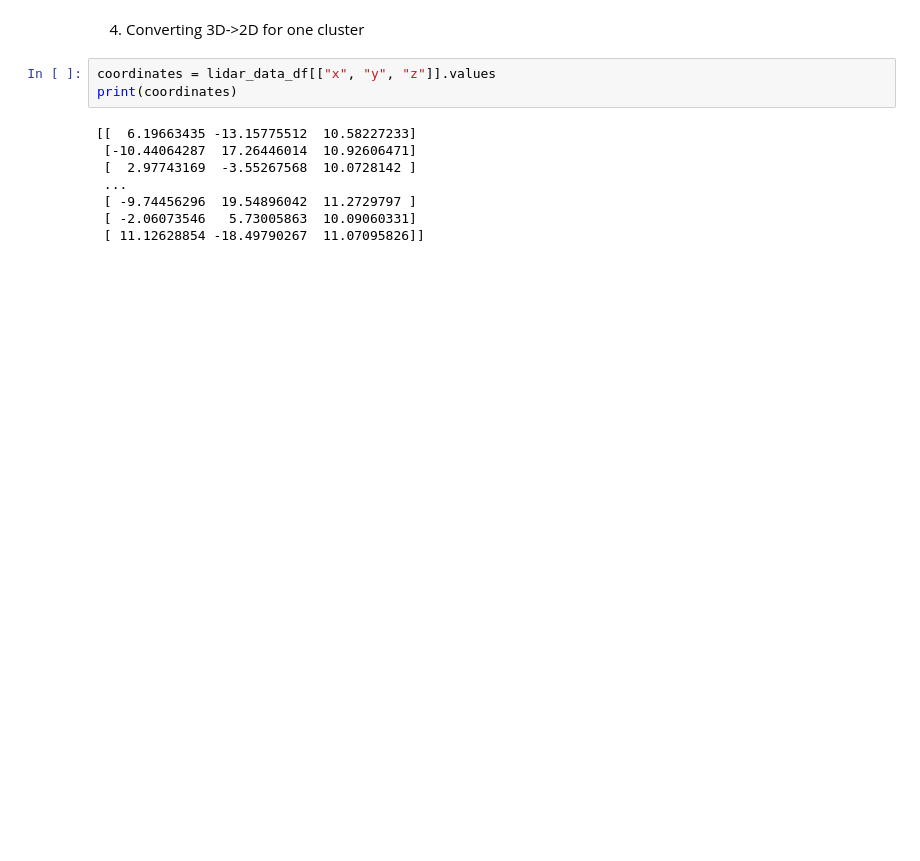
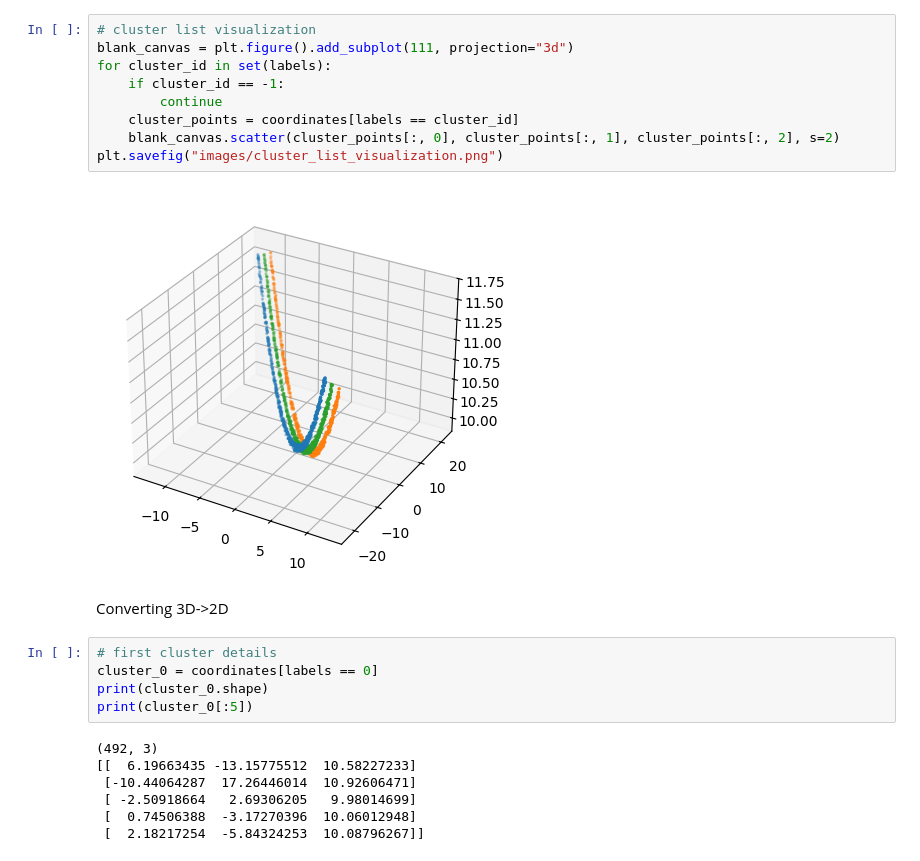
Before and after one commit to sowjanyamatam/blunomy_case_study, a Jupyter notebook: local_analysis/analysis.ipynb, the cells around one changed output. Cells and saved outputs as stored; diff of their text form; blank space fills up the shorter version.

```diff
--- a/local_analysis/analysis.ipynb
+++ b/local_analysis/analysis.ipynb
@@ -43,13 +57,25 @@ Unique clusters: {0, 1, 2}
+# %%
+# cluster list visualization
+blank_canvas = plt.figure().add_subplot(111, projection="3d")
+for cluster_id in set(labels):
+    if cluster_id == -1:
+        continue
+    cluster_points = coordinates[labels == cluster_id]
+    blank_canvas.scatter(cluster_points[:, 0], cluster_points[:, 1], cluster_points[:, 2], s=2)
+plt.savefig("images/cluster_list_visualization.png")
+# %% [output]
+[figure, added]
 # %% [markdown]
-4. Converting 3D->2D for one cluster
+Converting 3D->2D
 # %%
-coordinates = lidar_data_df[["x", "y", "z"]].values
-print(coordinates)
+# first cluster details
+cluster_0 = coordinates[labels == 0]
+print(cluster_0.shape)
+print(cluster_0[:5])
 # %% [output]
+(492, 3)
 [[  6.19663435 -13.15775512  10.58227233]
  [-10.44064287  17.26446014  10.92606471]
- [  2.97743169  -3.55267568  10.0728142 ]
- ...
- [ -9.74456296  19.54896042  11.2729797 ]
- [ -2.06073546   5.73005863  10.09060331]
- [ 11.12628854 -18.49790267  11.07095826]]
+ [ -2.50918664   2.69306205   9.98014699]
+ [  0.74506388  -3.17270396  10.06012948]
+ [  2.18217254  -5.84324253  10.08796267]]
```
Also changed, not shown: parts of 13 cells of this notebook, 4 other files.
